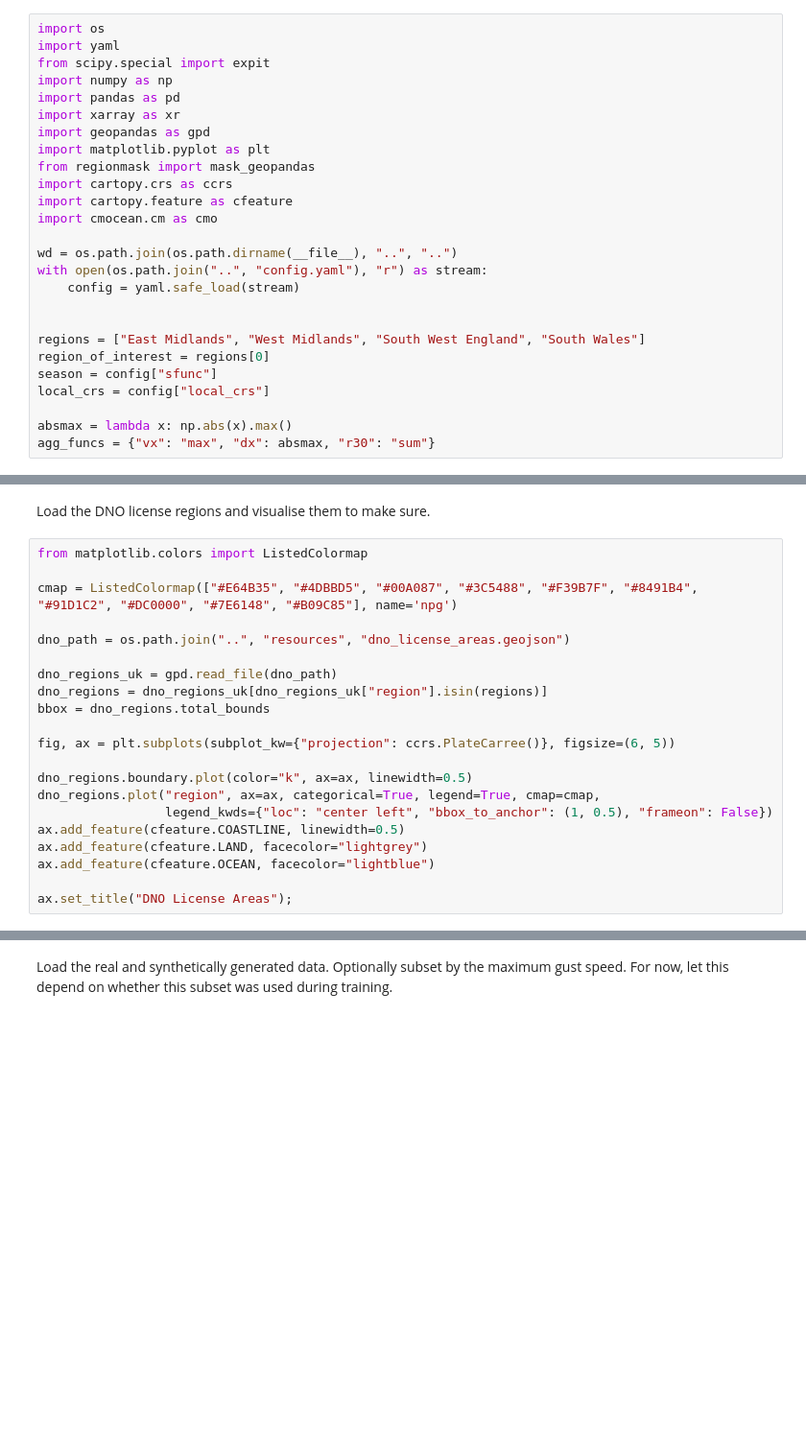
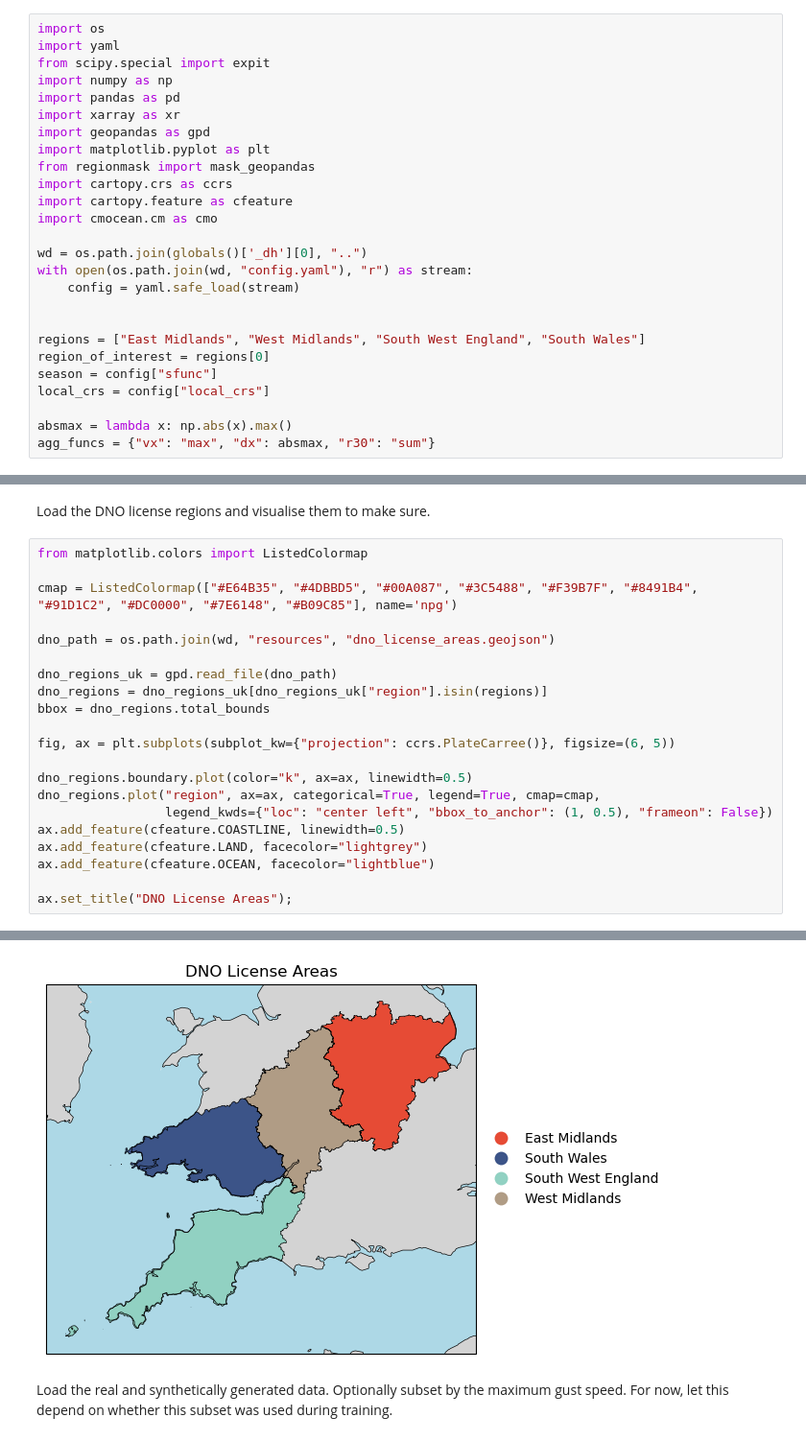
Before and after one commit to alisonpeard/hazGAN2, a Jupyter notebook: projects/poweruk_winter/analysis/dev.ipynb, the cells around one changed output, grey strips where cells are left out. Shown: that part at 96% size. Drawn from its saved outputs; the diff is of its cells as text; blank space fills up the shorter version.

```diff
--- a/projects/poweruk_winter/analysis/dev.ipynb
+++ b/projects/poweruk_winter/analysis/dev.ipynb
@@ -16,8 +16,8 @@ import cartopy.crs as ccrs
 import cartopy.feature as cfeature
 import cmocean.cm as cmo
 
-wd = os.path.join(os.path.dirname(__file__), "..", "..")
-with open(os.path.join("..", "config.yaml"), "r") as stream:
+wd = os.path.join(globals()['_dh'][0], "..")
+with open(os.path.join(wd, "config.yaml"), "r") as stream:
     config = yaml.safe_load(stream)
 
 
@@ -37,7 +35,7 @@ from matplotlib.colors import ListedColormap
 
 cmap = ListedColormap(["#E64B35", "#4DBBD5", "#00A087", "#3C5488", "#F39B7F", "#8491B4", "#91D1C2", "#DC0000", "#7E6148", "#B09C85"], name='npg')
 
-dno_path = os.path.join("..", "resources", "dno_license_areas.geojson")
+dno_path = os.path.join(wd, "resources", "dno_license_areas.geojson")
 
 dno_regions_uk = gpd.read_file(dno_path)
 dno_regions = dno_regions_uk[dno_regions_uk["region"].isin(regions)]
@@ -58,3 +55,4 @@ DataSourceError: ../resources/dno_license_areas.geojson: No such file or directo
+[figure, added]
 # %% [markdown]
 Load the real and synthetically generated data. Optionally subset by the maximum gust speed. For now, let this depend on whether this subset was used during training.
 # %%
```
Also changed, not shown: parts of 11 cells of this notebook, 1 other file.
